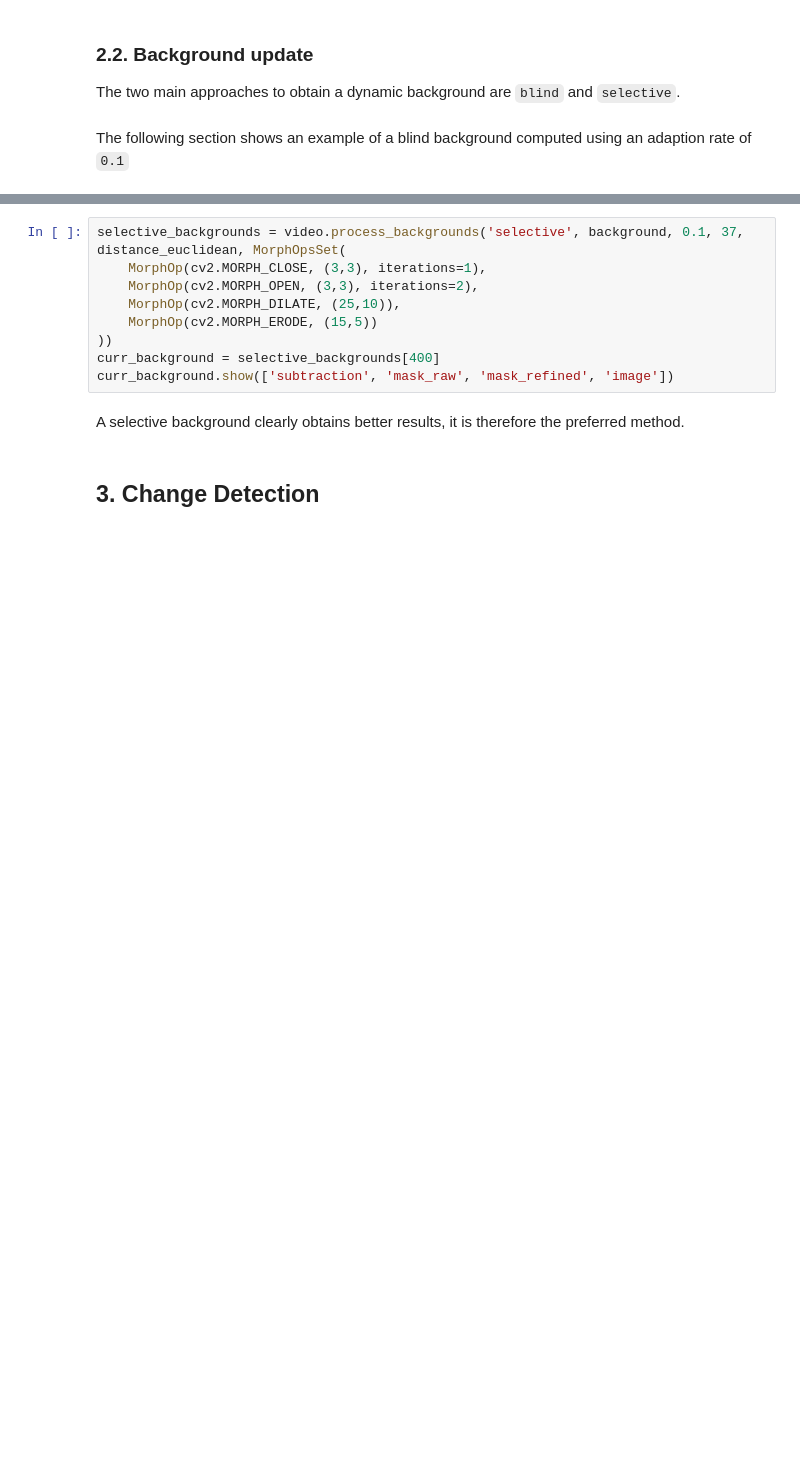
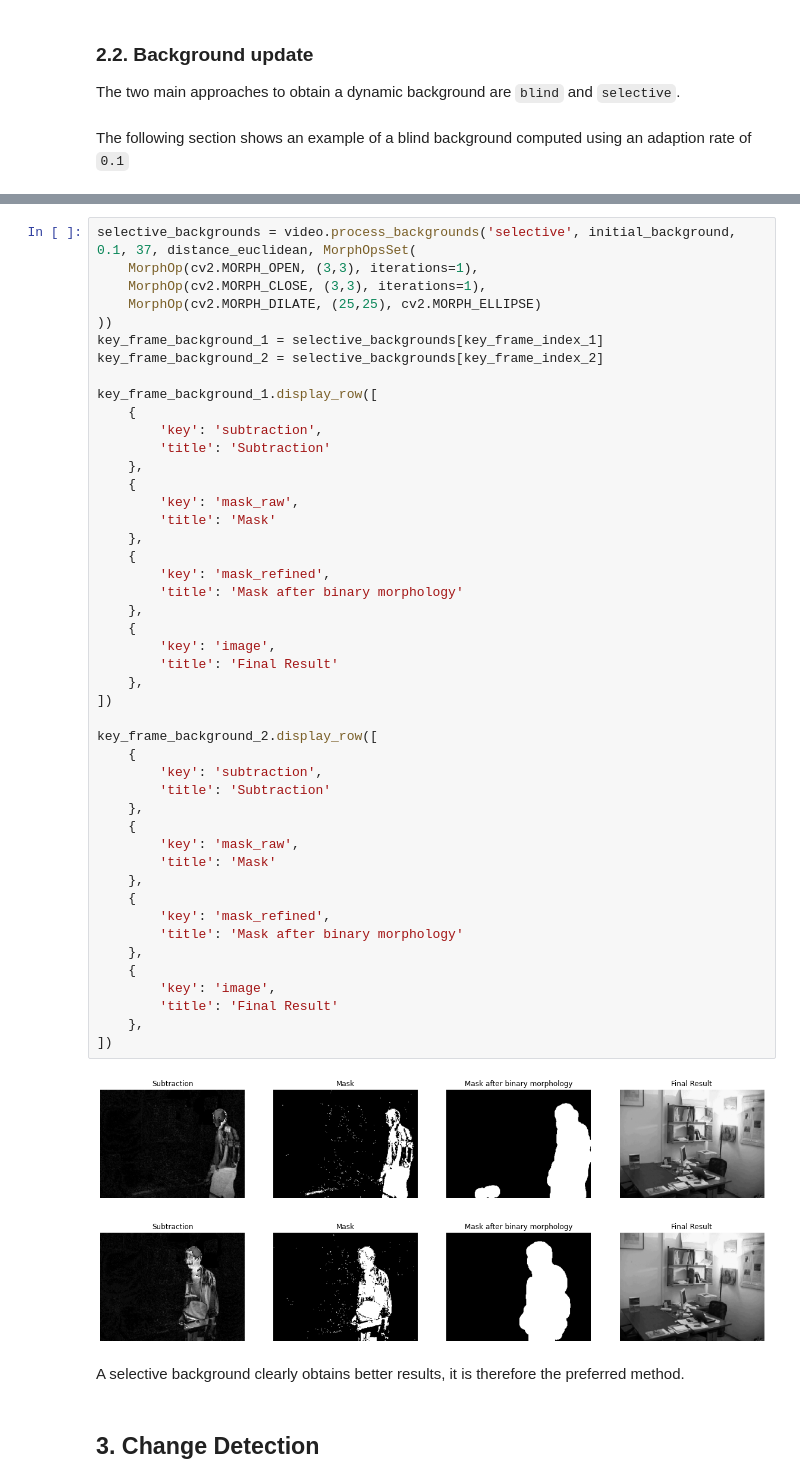
Before and after one commit to alessandrostockman/cv-intrusion-detection-project-work, a Jupyter notebook: Intrusion-Detection.ipynb, the cells around one changed output, grey strips where cells are left out. Cells and saved outputs as stored; diff of their text form; blank space fills up the shorter version.

```diff
--- a/Intrusion-Detection.ipynb
+++ b/Intrusion-Detection.ipynb
@@ -87,12 +140,52 @@ For the selective approach, there are also threshold and distance function param
-# %%
-selective_backgrounds = video.process_backgrounds('selective', background, 0.1, 37, distance_euclidean, MorphOpsSet(
-    MorphOp(cv2.MORPH_CLOSE, (3,3), iterations=1),
-    MorphOp(cv2.MORPH_OPEN, (3,3), iterations=2),
-    MorphOp(cv2.MORPH_DILATE, (25,10)),
-    MorphOp(cv2.MORPH_ERODE, (15,5))
-))
-curr_background = selective_backgrounds[400]
-curr_background.show(['subtraction', 'mask_raw', 'mask_refined', 'image'])
+# %%
+selective_backgrounds = video.process_backgrounds('selective', initial_background, 0.1, 37, distance_euclidean, MorphOpsSet(
+    MorphOp(cv2.MORPH_OPEN, (3,3), iterations=1),
+    MorphOp(cv2.MORPH_CLOSE, (3,3), iterations=1),
+    MorphOp(cv2.MORPH_DILATE, (25,25), cv2.MORPH_ELLIPSE)
+))
+key_frame_background_1 = selective_backgrounds[key_frame_index_1]
+key_frame_background_2 = selective_backgrounds[key_frame_index_2]
+
+key_frame_background_1.display_row([
+    {
+        'key': 'subtraction',
+        'title': 'Subtraction'
+    },
+    {
+        'key': 'mask_raw',
+        'title': 'Mask'
+    },
+    {
+        'key': 'mask_refined',
+        'title': 'Mask after binary morphology'
+    },
+    {
+        'key': 'image',
+        'title': 'Final Result'
+    },
+])
+
+key_frame_background_2.display_row([
+    {
+        'key': 'subtraction',
+        'title': 'Subtraction'
+    },
+    {
+        'key': 'mask_raw',
+        'title': 'Mask'
+    },
+    {
+        'key': 'mask_refined',
+        'title': 'Mask after binary morphology'
+    },
+    {
+        'key': 'image',
+        'title': 'Final Result'
+    },
+])
+# %% [output]
+[figure, added]
+[figure, added]
 # %% [markdown]
 A selective background clearly obtains better results, it is therefore the preferred method.
 # %% [markdown]
```
Also changed, not shown: parts of 28 cells of this notebook.
